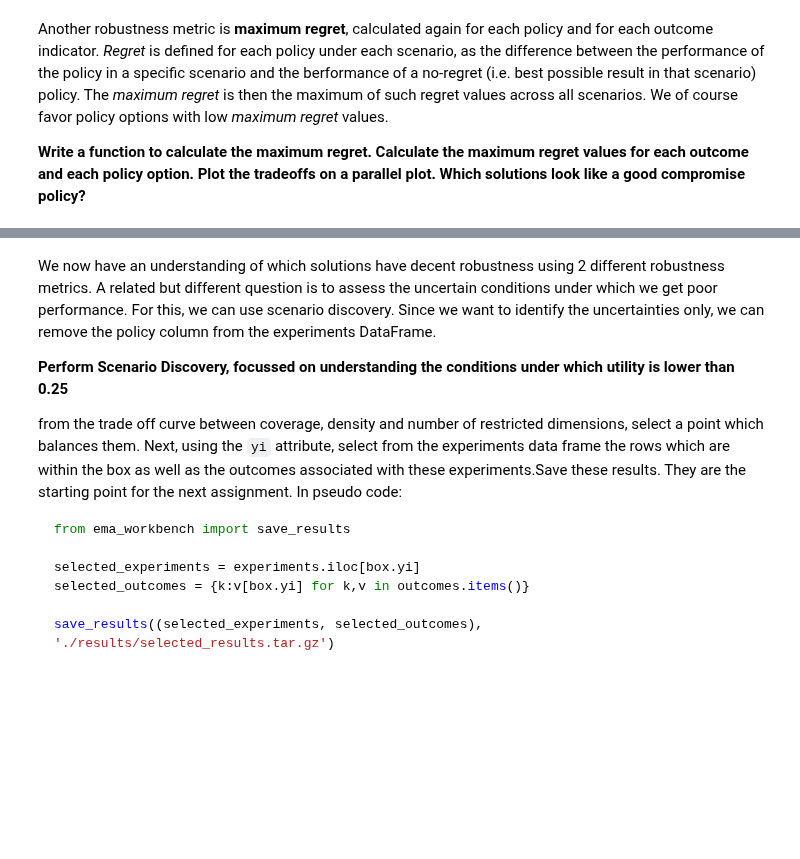
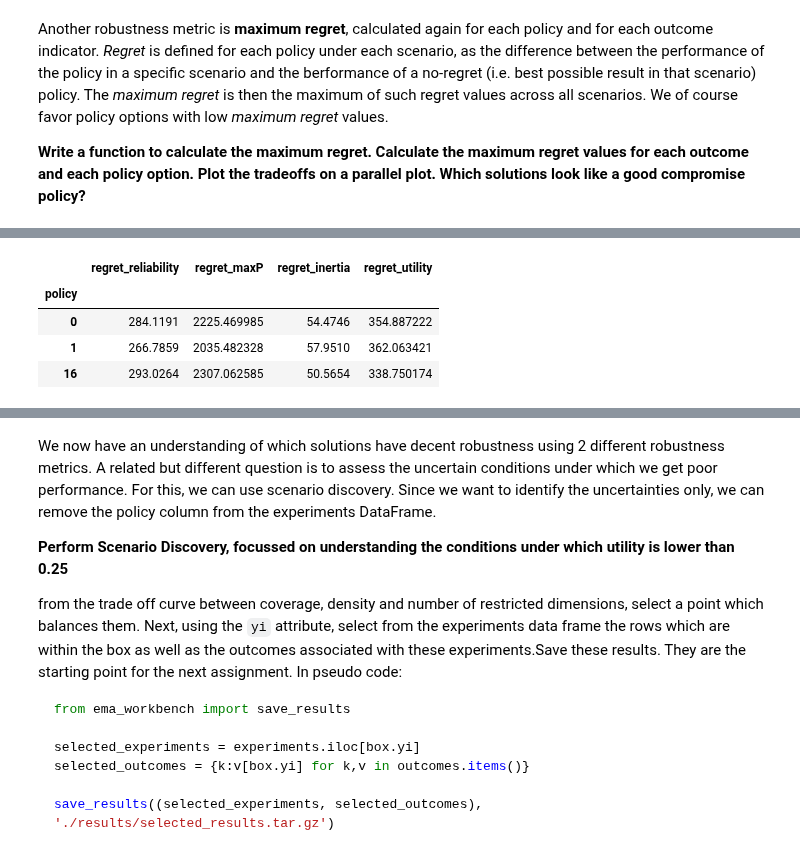
Before and after one commit to triple-capacho/EPA1361, a Jupyter notebook: Week 5-6 - robustness and direct search/assignment 8 - MORDM.ipynb, the cells around one changed output, grey strips where cells are left out. Saved outputs shown, nothing was run; the diff lists cells and outputs as text; code cells hidden in the pictures; blank space fills up the shorter version.

```diff
--- a/Week 5-6 - robustness and direct search/assignment 8 - MORDM.ipynb
+++ b/Week 5-6 - robustness and direct search/assignment 8 - MORDM.ipynb
@@ -501,0 +525,8 @@ mr_df
+# %%
+regret
+# %% [output]
+|  | regret_reliability | regret_maxP | regret_inertia | regret_utility |
+| policy |  |  |  |  |
+| 0 | 284.1191 | 2225.469985 | 54.4746 | 354.887222 |
+| 1 | 266.7859 | 2035.482328 | 57.9510 | 362.063421 |
+| 16 | 293.0264 | 2307.062585 | 50.5654 | 338.750174 |
```
Also changed, not shown: parts of 23 cells of this notebook.
